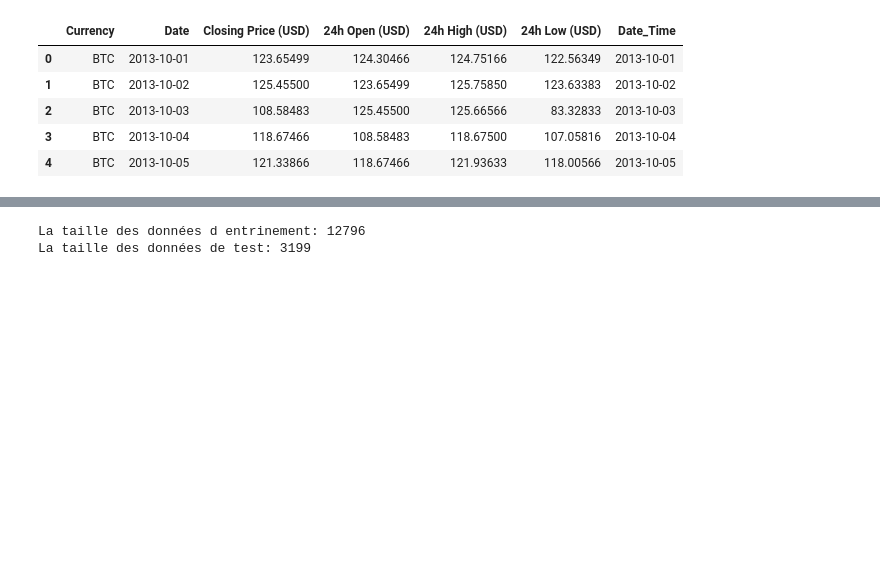
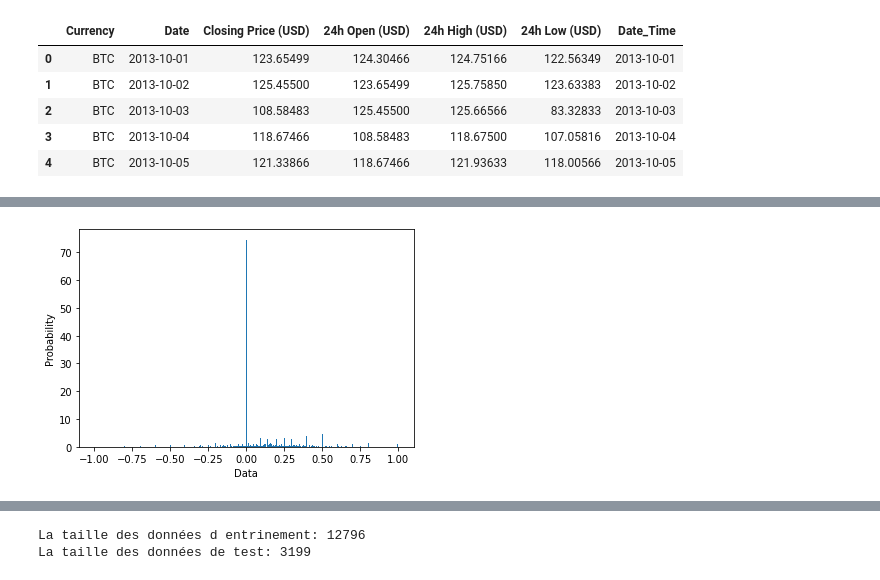
Before and after one commit to abhinao007/Code-tensorflow, a Jupyter notebook: ML_project_1.ipynb, the cells around one changed output, grey strips where cells are left out. Saved outputs shown, nothing was run; the diff lists cells and outputs as text; code cells hidden in the pictures; blank space fills up the shorter version.

```diff
--- a/ML_project_1.ipynb
+++ b/ML_project_1.ipynb
@@ -154,0 +176,14 @@ df_j = pd.merge(df, df_btc, how='left', on = 'Date_Time')
+# %%
+from textblob import TextBlob
+
+def getPolarity(txt):
+    return TextBlob(txt).sentiment.polarity
+
+def getSubjectivity(txt):
+    return TextBlob(txt).sentiment.subjectivity
+
+
+df_j['polarity'] = df_j['text'].apply(lambda txt: getPolarity(txt))      # new column of sentiment
+df_j['Subjectivity'] = df_j['text'].apply(lambda txt: getSubjectivity(txt))
+
+df_j.sample(10)
@@ -154,0 +202,13 @@ df_j = pd.merge(df, df_btc, how='left', on = 'Date_Time')
+# %%
+import matplotlib.pyplot as plt
+import numpy as np
+%matplotlib inline
+
+np.random.seed(42)
+x = np.random.normal(size=1000)
+
+plt.hist(df_j['polarity'], density=True, bins=300)  # density=False would make counts
+plt.ylabel('Probability')
+plt.xlabel('Data');
+# %% [output]
+[figure, added]
```
Also changed, not shown: parts of 9 cells of this notebook.
